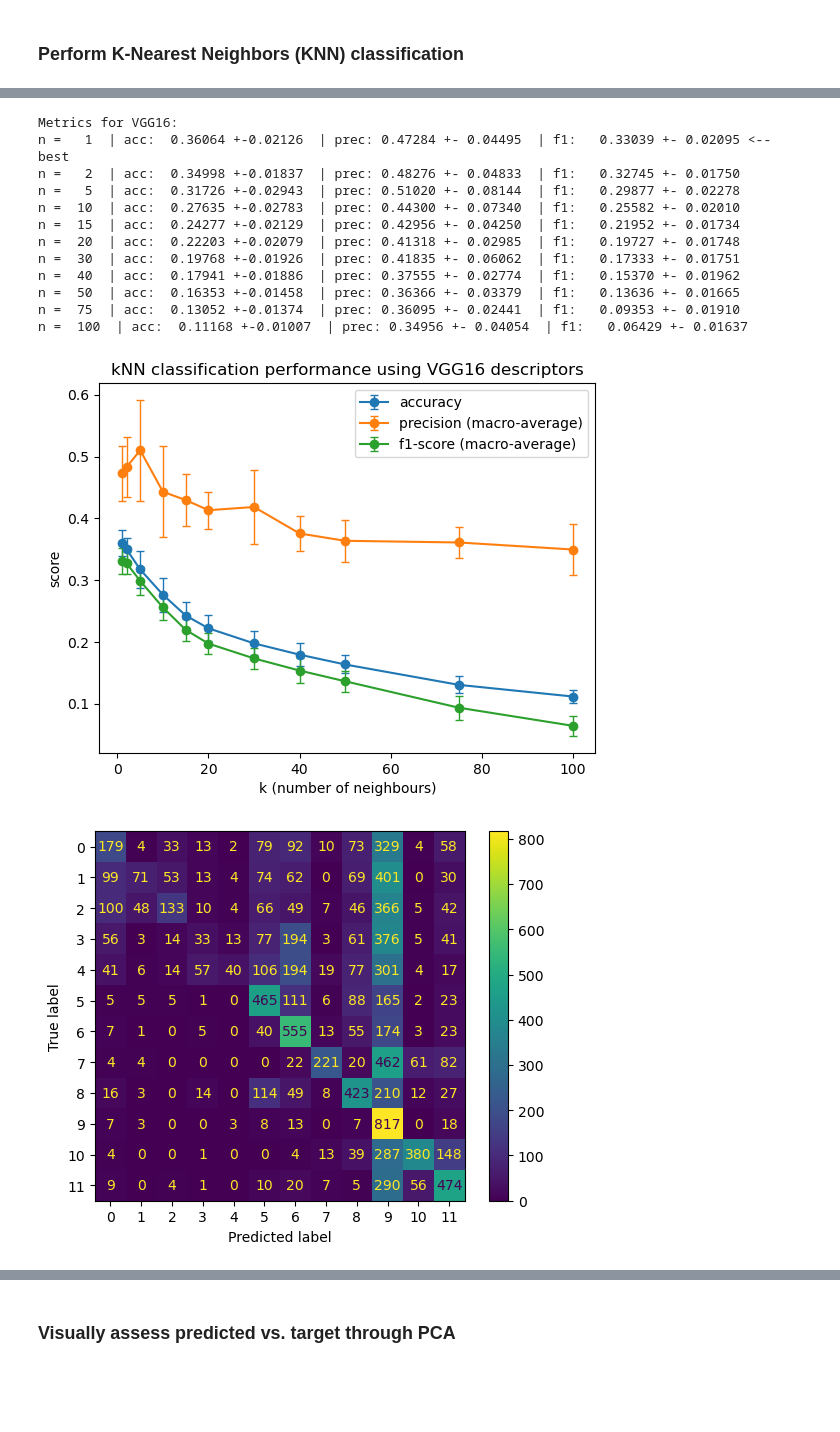
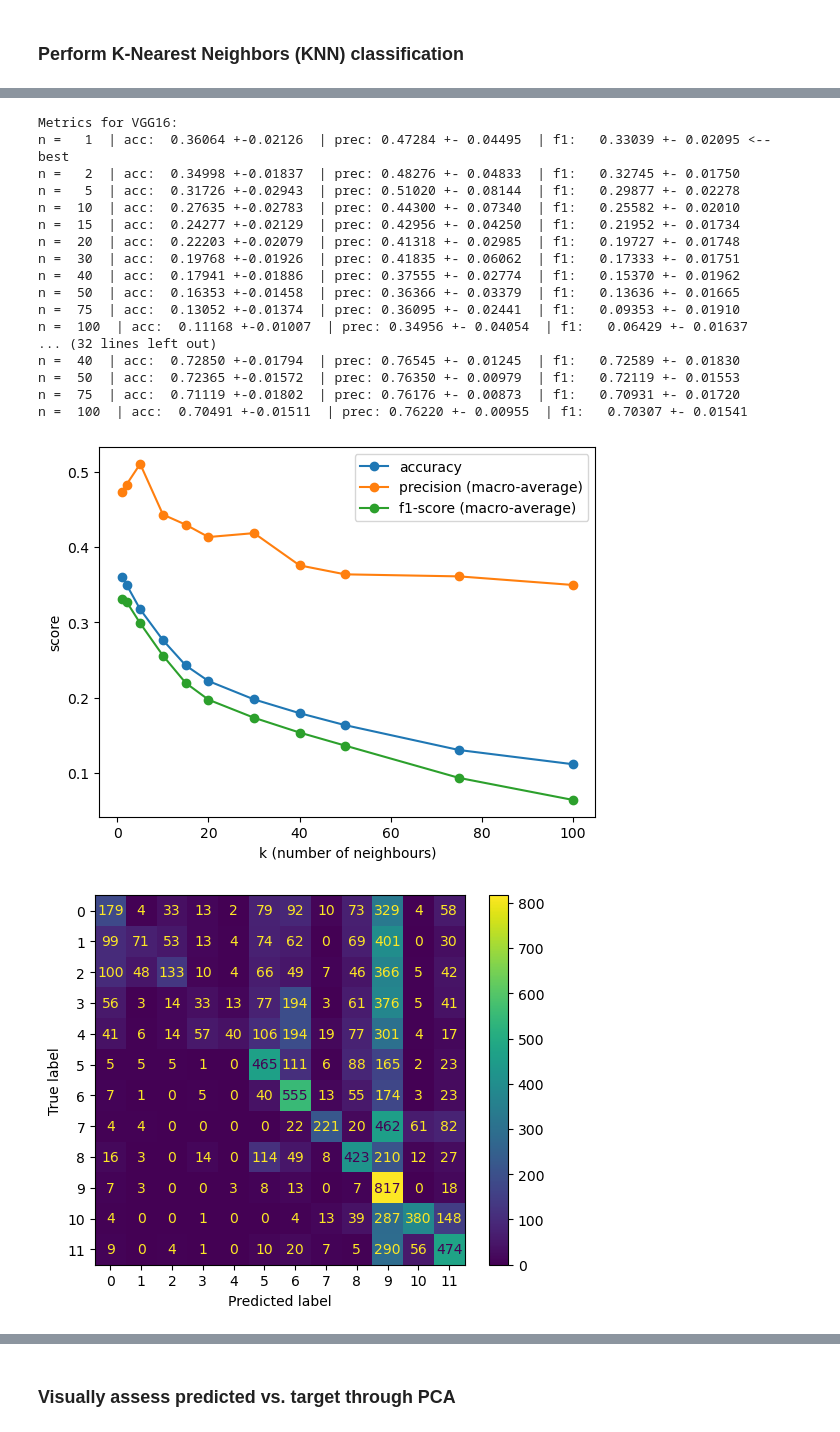
Before and after one commit to gilians/2022-1B-DS-CIRI-Project, a Jupyter notebook: CIRI.ipynb, the cells around one changed output, grey strips where cells are left out. Cells and saved outputs as stored; diff of their text form; code cells hidden in the pictures; blank space fills up the shorter version.

Commit message:
Add multimodel accuracy plot; save figures

```diff
--- a/CIRI.ipynb
+++ b/CIRI.ipynb
@@ -38,6 +37,7 @@ from sklearn.metrics import (
 _Any parameters applicable to this notebook shall be set here._
 # %%
 NUMBER_OF_FOLDS = 5
+SHOW_FIGURE_TITLES = False
 # %% [markdown]
 ## Generic setup
 # %% [markdown]
@@ -630,39 +659,49 @@ class Visualiser:
 # %%
+results = {}
+visualiser = Visualiser()
+
 for model in models:
     descriptor_manager = DescriptorManager(model)
     descriptor_assessor = DescriptorAssessor(descriptor_manager)
 
     cv_targets, n_cv_predictions, n_results = descriptor_assessor.assess(
         dataset,
         n_neighbors_list
     )
+    results[model.name] = n_results
+
     best_n_neighbors = max(
         n_results,
         key=lambda n_neighbors: n_results.get(n_neighbors).accuracy.average
     )
 
-    visualiser = Visualiser(model)
-
-    visualiser.print_model_metrics(n_results, best_n_neighbors)
-    visualiser.plot_metrics(n_results)
+    visualiser.print_model_metrics(model.name, n_results, best_n_neighbors)
+    visualiser.plot_metrics(model.name, n_results)
 
     cm = confusion_matrix(
         np.concatenate(list(cv_targets.values())),
         np.concatenate(list(n_cv_predictions[best_n_neighbors].values()))
     )
-    visualiser.plot_confusion_matrix(cm)
+    visualiser.plot_confusion_matrix(model.name, cm)
+
+visualiser.plot_multimodel_metrics(results)
 # %% [output]
 Metrics for VGG16:
 n =   1  | acc:  0.36064 +-0.02126  | prec: 0.47284 +- 0.04495  | f1:   0.33039 +- 0.02095 <-- best
 n =   2  | acc:  0.34998 +-0.01837  | prec: 0.48276 +- 0.04833  | f1:   0.32745 +- 0.01750
 n =   5  | acc:  0.31726 +-0.02943  | prec: 0.51020 +- 0.08144  | f1:   0.29877 +- 0.02278
 n =  10  | acc:  0.27635 +-0.02783  | prec: 0.44300 +- 0.07340  | f1:   0.25582 +- 0.02010
 n =  15  | acc:  0.24277 +-0.02129  | prec: 0.42956 +- 0.04250  | f1:   0.21952 +- 0.01734
 n =  20  | acc:  0.22203 +-0.02079  | prec: 0.41318 +- 0.02985  | f1:   0.19727 +- 0.01748
 n =  30  | acc:  0.19768 +-0.01926  | prec: 0.41835 +- 0.06062  | f1:   0.17333 +- 0.01751
 n =  40  | acc:  0.17941 +-0.01886  | prec: 0.37555 +- 0.02774  | f1:   0.15370 +- 0.01962
 n =  50  | acc:  0.16353 +-0.01458  | prec: 0.36366 +- 0.03379  | f1:   0.13636 +- 0.01665
 n =  75  | acc:  0.13052 +-0.01374  | prec: 0.36095 +- 0.02441  | f1:   0.09353 +- 0.01910
 n =  100  | acc:  0.11168 +-0.01007  | prec: 0.34956 +- 0.04054  | f1:   0.06429 +- 0.01637
+... (32 lines left out)
+n =  40  | acc:  0.72850 +-0.01794  | prec: 0.76545 +- 0.01245  | f1:   0.72589 +- 0.01830
+n =  50  | acc:  0.72365 +-0.01572  | prec: 0.76350 +- 0.00979  | f1:   0.72119 +- 0.01553
+n =  75  | acc:  0.71119 +-0.01802  | prec: 0.76176 +- 0.00873  | f1:   0.70931 +- 0.01720
+n =  100  | acc:  0.70491 +-0.01511  | prec: 0.76220 +- 0.00955  | f1:   0.70307 +- 0.01541
-[figure, old version]
+[figure, new version]
 [figure]
```
Also changed, not shown: parts of 8 cells of this notebook.
